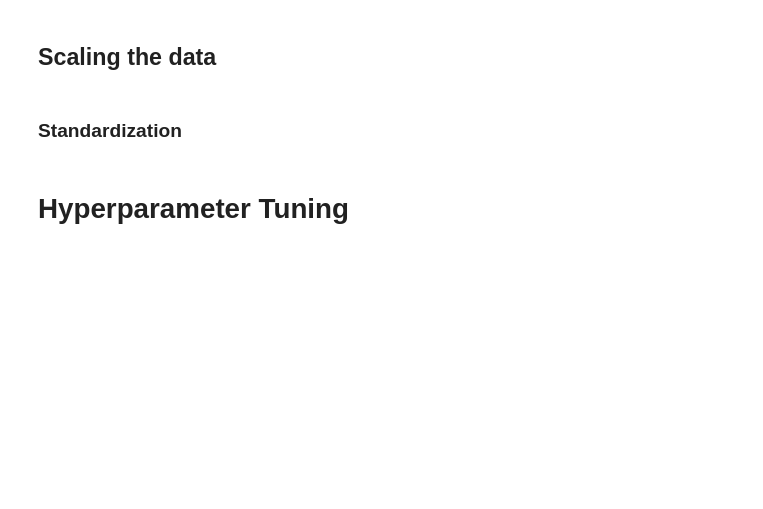
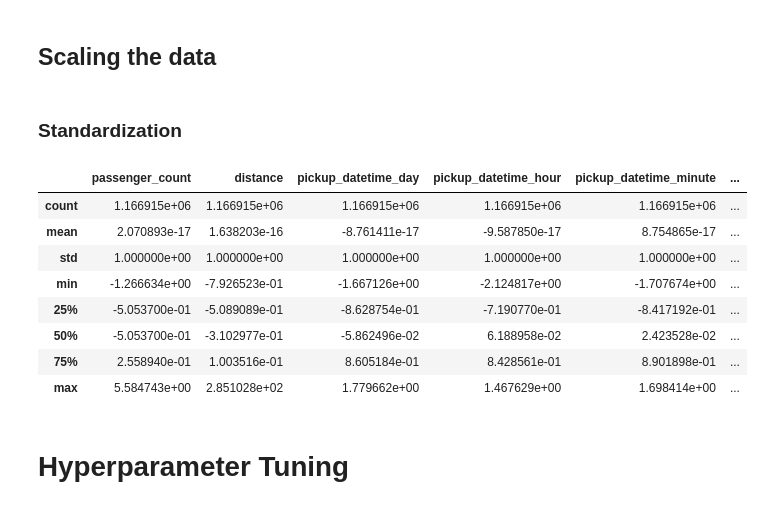
Before and after one commit to rajkumarcm/MachineLearning, a Jupyter notebook: Homework1/Homework_1.ipynb, the cells around one changed output. Drawn from its saved outputs; the diff is of its cells as text; code cells hidden in the pictures; blank space fills up the shorter version.

```diff
--- a/Homework1/Homework_1.ipynb
+++ b/Homework1/Homework_1.ipynb
@@ -437,5 +772,12 @@ df.store_and_fwd_flag.unique()
 # One-hot-encode the categorical features in the combined data
 df = pd.get_dummies(df, columns=np.setdiff1d(df_cat['var'], [target]))
 
+# Attempt 1
+df['pickup_datetime_year'] = df.pickup_datetime_year.astype(str)
+df['pickup_datetime_month'] = df.pickup_datetime_month.astype(str)
+df['vendor_id'] = df.vendor_id.astype(str)
+
+df = pd.get_dummies(df, columns=['pickup_datetime_year', 'pickup_datetime_month', 'vendor_id'])
+
 # Print the first 5 rows of df
 df.head()
@@ -476,3 +836,23 @@ df_train.columns
+# %%
+numerical_vars = ['passenger_count', 'distance',
+                  'pickup_datetime_day', 'pickup_datetime_hour',
+                  'pickup_datetime_minute']
+
+categorical_vars = ['pickup_datetime_month_'+str(i) for i in range(1, 7)]
+# %%
+# Get the feature matrix
+# X_train = df_train[np.setdiff1d(df_train.columns, [target])].values
+# X_val = df_val[np.setdiff1d(df_val.columns, [target])].values
+# X_test = df_test[np.setdiff1d(df_test.columns, [target])].values
+
+X_train = df_train[numerical_vars + categorical_vars].values
+X_val = df_val[numerical_vars + categorical_vars].values
+X_test = df_test[numerical_vars + categorical_vars].values
+
+# Get the target vector
+y_train = df_train[target].values
+y_val = df_val[target].values
+y_test = df_test[target].values
 # %% [markdown]
 ## Scaling the data
 # %% [markdown]
@@ -494,3 +880,15 @@ X_test = ss.transform(X_test)
+# %%
+pd.DataFrame(X_train, columns=useful_vars).describe()
+# %% [output]
+|  | passenger_count | distance | pickup_datetime_day | pickup_datetime_hour | pickup_datetime_minute | ... |
+| count | 1.166915e+06 | 1.166915e+06 | 1.166915e+06 | 1.166915e+06 | 1.166915e+06 | ... |
+| mean | 2.070893e-17 | 1.638203e-16 | -8.761411e-17 | -9.587850e-17 | 8.754865e-17 | ... |
+| std | 1.000000e+00 | 1.000000e+00 | 1.000000e+00 | 1.000000e+00 | 1.000000e+00 | ... |
+| min | -1.266634e+00 | -7.926523e-01 | -1.667126e+00 | -2.124817e+00 | -1.707674e+00 | ... |
+| 25% | -5.053700e-01 | -5.089089e-01 | -8.628754e-01 | -7.190770e-01 | -8.417192e-01 | ... |
+| 50% | -5.053700e-01 | -3.102977e-01 | -5.862496e-02 | 6.188958e-02 | 2.423528e-02 | ... |
+| 75% | 2.558940e-01 | 1.003516e-01 | 8.605184e-01 | 8.428561e-01 | 8.901898e-01 | ... |
+| max | 5.584743e+00 | 2.851028e+02 | 1.779662e+00 | 1.467629e+00 | 1.698414e+00 | ... |
 # %%
 # Standardize the training data
 y_train = ss.fit_transform(y_train.reshape(-1, 1)).reshape(-1)
```
Also changed, not shown: parts of 74 cells of this notebook.
